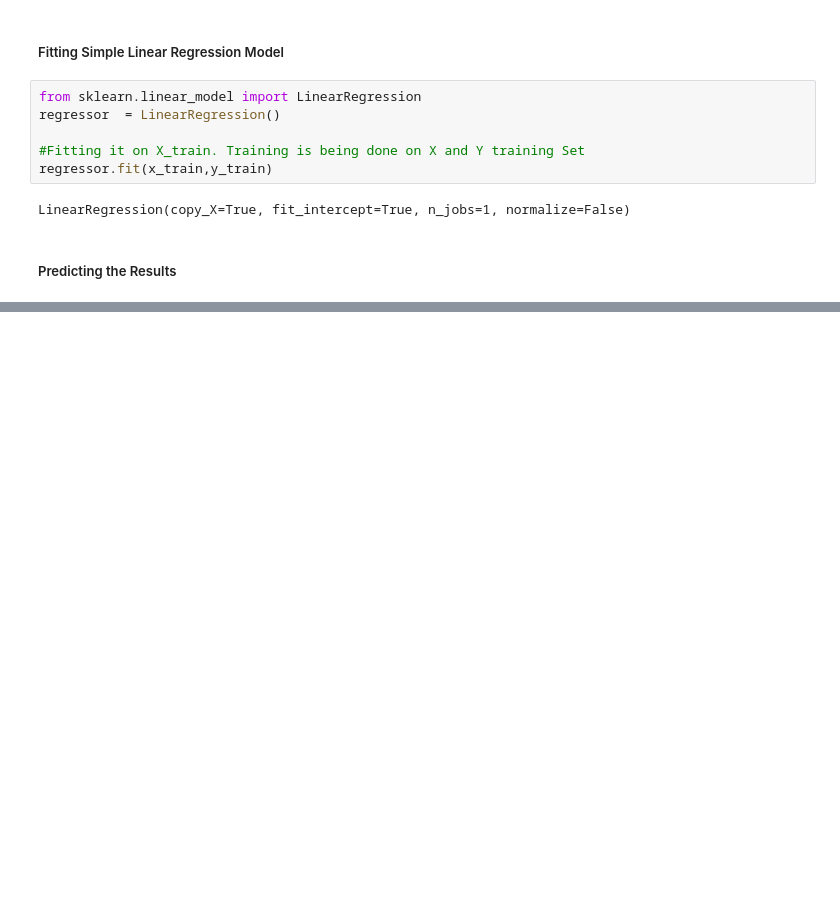
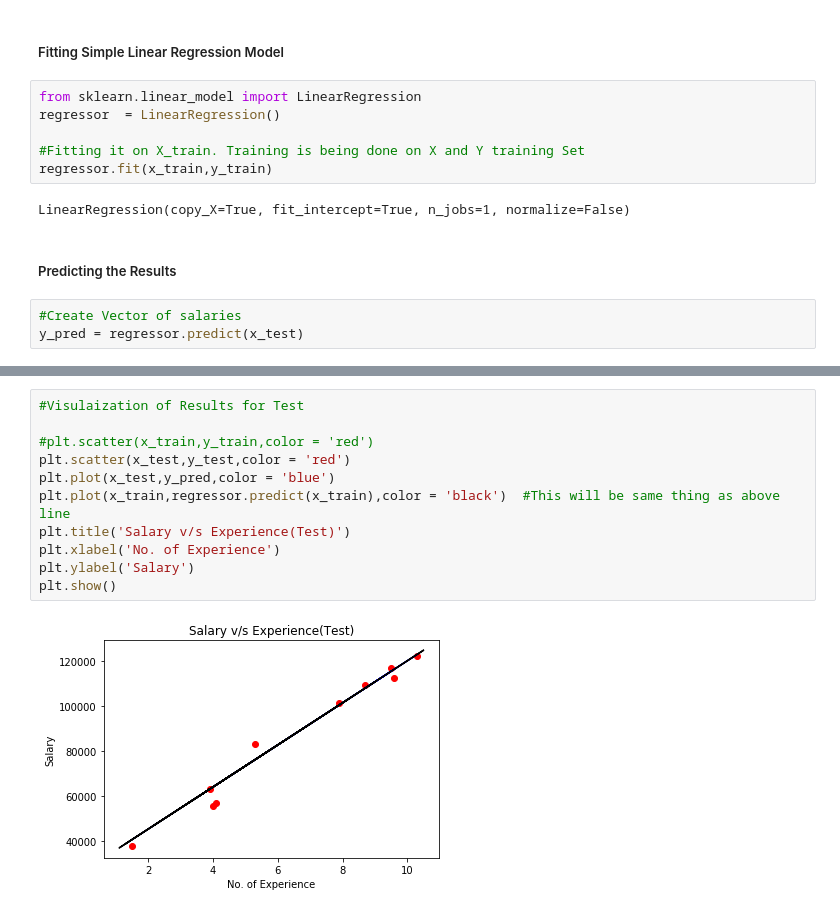
Before and after one commit to jainpulkit2892/Machine-Learning, a Jupyter notebook: Udemy Course/Part 2 - Regression/Section 4 - Simple Linear Regression/Linear Regression in Python.ipynb, the cells around one changed output, grey strips where cells are left out. Drawn from its saved outputs; the diff is of its cells as text; blank space fills up the shorter version.

```diff
--- a/Udemy Course/Part 2 - Regression/Section 4 - Simple Linear Regression/Linear Regression in Python.ipynb
+++ b/Udemy Course/Part 2 - Regression/Section 4 - Simple Linear Regression/Linear Regression in Python.ipynb
@@ -66,3 +67,6 @@ regressor.fit(x_train,y_train)
 LinearRegression(copy_X=True, fit_intercept=True, n_jobs=1, normalize=False)
 # %% [markdown]
 ##### Predicting the Results
+# %%
+#Create Vector of salaries
+y_pred = regressor.predict(x_test)
@@ -68,0 +87,13 @@ LinearRegression(copy_X=True, fit_intercept=True, n_jobs=1, normalize=False)
+# %%
+#Visulaization of Results for Test
+
+#plt.scatter(x_train,y_train,color = 'red')
+plt.scatter(x_test,y_test,color = 'red')
+plt.plot(x_test,y_pred,color = 'blue')
+plt.plot(x_train,regressor.predict(x_train),color = 'black')  #This will be same thing as above line
+plt.title('Salary v/s Experience(Test)')
+plt.xlabel('No. of Experience')
+plt.ylabel('Salary')
+plt.show()
+# %% [output]
+[figure, added]
```
Also changed, not shown: parts of 3 cells of this notebook.
